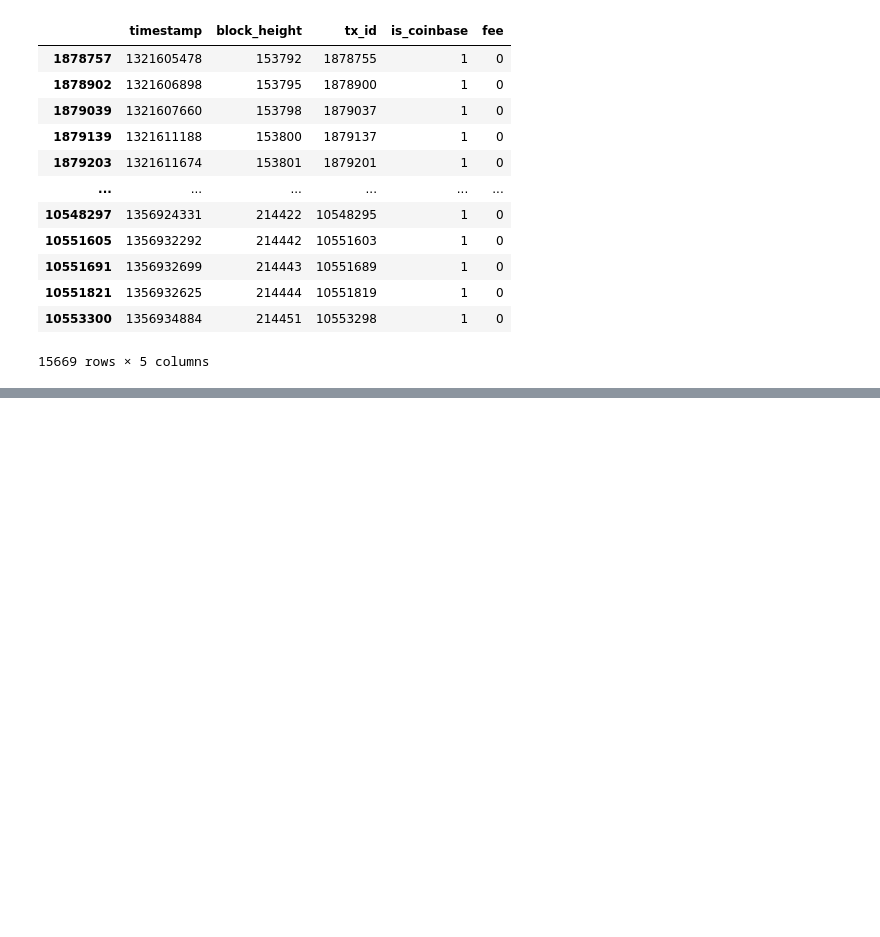
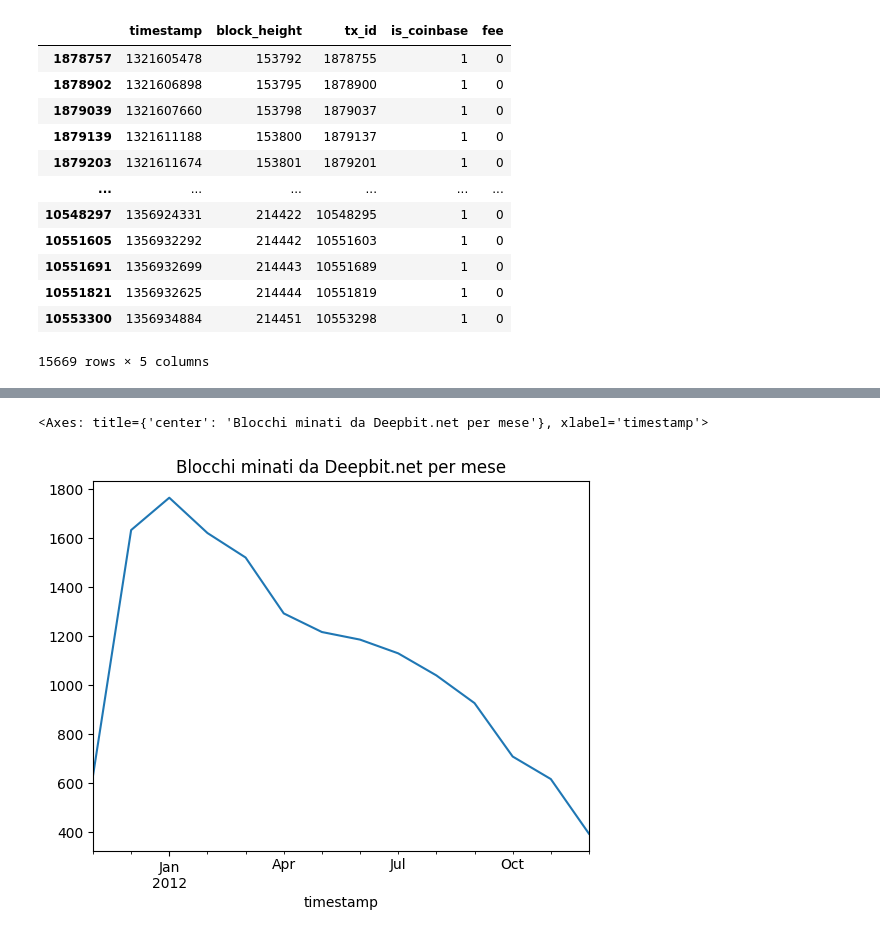
Before and after one commit to TaleWind28/Magician, a Jupyter notebook: Magician.ipynb, the cells around one changed output, grey strips where cells are left out. Drawn from its saved outputs; the diff is of its cells as text; code cells hidden in the pictures; blank space fills up the shorter version.

```diff
--- a/Magician.ipynb
+++ b/Magician.ipynb
@@ -274,7 +274,7 @@ deepbit_trans_id = deepbit_out_transactions["tx_id"].unique()
 deepbit_inputs = inputs_df[inputs_df["tx_id"].isin(deepbit_trans_id)]
 # display(deepbit_inputs)
 
-coinbase_deepb = transactions[transactions["tx_id"].isin(deepbit_inputs["prev_tx_id"].tolist()) & transactions["is_coinbase"] == 1]
+coinbase_deepb = transactions[transactions["tx_id"].isin(deepbit_inputs["prev_tx_id"].tolist()) & transactions["is_coinbase"] == 1].copy()
 # %%
 display(coinbase_deepb)
 # %% [output]
@@ -295,0 +296,4 @@ display(coinbase_deepb)
+# %%
+coinbase_deepb["timestamp"] = pd.to_datetime(coinbase_deepb["timestamp"],unit="s")
+coinbase_deepb = coinbase_deepb.set_index("timestamp")
+display(coinbase_deepb)
@@ -295,0 +315,7 @@ display(coinbase_deepb)
+# %%
+# Numero di transazioni per mese
+monthly_counts = coinbase_deepb.resample('ME').size()
+monthly_counts.plot(title='Blocchi minati da Deepbit.net per mese')
+# %% [output]
+<Axes: title={'center': 'Blocchi minati da Deepbit.net per mese'}, xlabel='timestamp'>
+[figure, added]
```
Also changed, not shown: parts of 17 cells of this notebook.
